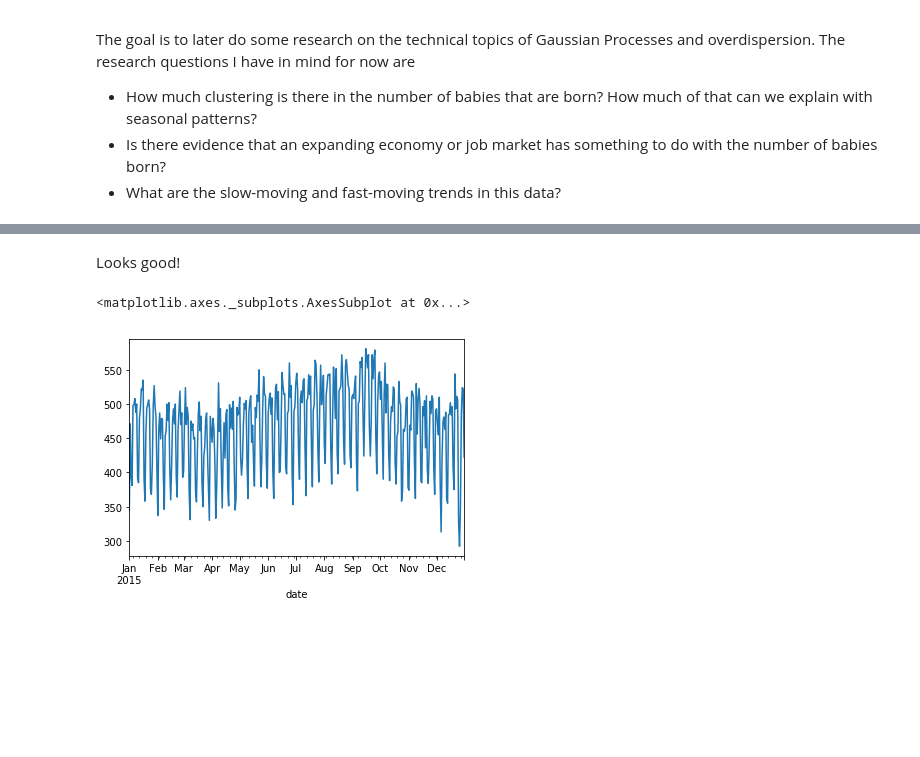
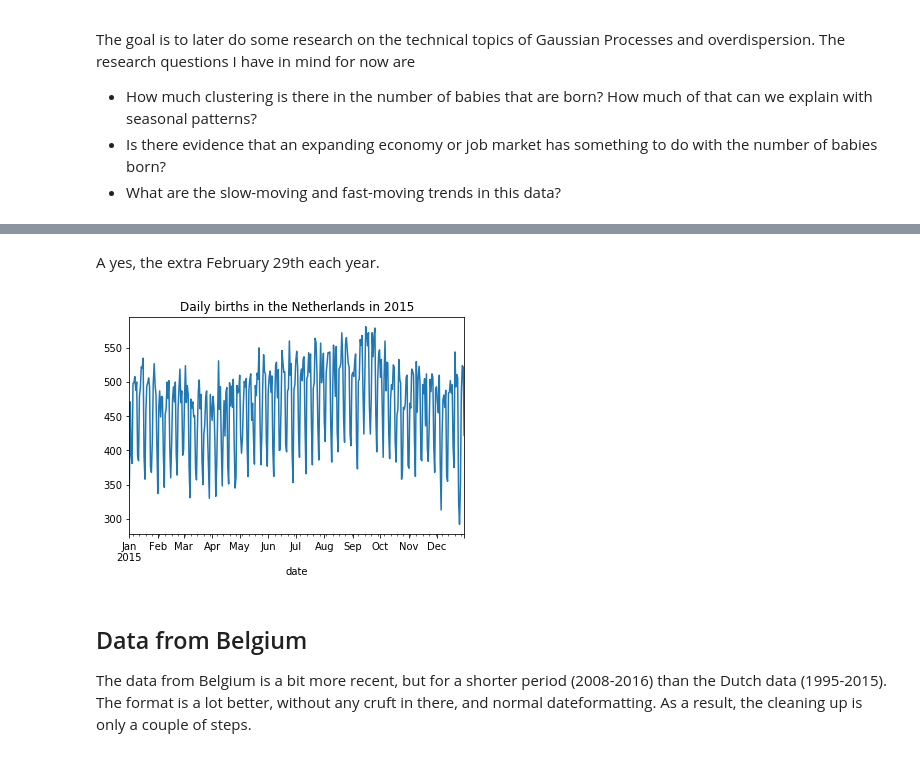
Before and after one commit to Gijs-Koot/Gijs-Koot.github.io, a Jupyter notebook: notebooks/birth-cleanup.ipynb, the cells around one changed output, grey strips where cells are left out. Cells and saved outputs as stored; diff of their text form; code cells hidden in the pictures; blank space fills up the shorter version.

Commit message:
finished birth cleanup post

```diff
--- a/notebooks/birth-cleanup.ipynb
+++ b/notebooks/birth-cleanup.ipynb
@@ -23,8 +25,12 @@ Populating the interactive namespace from numpy and matplotlib
 # %%
 ## data is downloaded locally but can found through the links provided
 
-daily_ned = pd.read_csv("./data/Bevolkingsontwikkeli_171217121849.csv", encoding="latin-1", delimiter=";").reset_index()
-daily_ned.columns = ["datum", "geboortes"]
-daily_ned.geboortes = pd.to_numeric(daily_ned.geboortes, errors = "coerce")
+daily_ned = pd.read_csv("./data/Bevolkingsontwikkeli_171217121849.csv",
+                        encoding="latin-1",
+                        delimiter=";",
+                        skiprows=[1, 2, 3, 4]).reset_index()
+
+daily_ned.columns = ["datum", "births"]
+daily_ned.geboortes = pd.to_numeric(daily_ned.births, errors = "coerce")
 daily_ned.head(7)
 # %% [output]
@@ -40,7 +46,7 @@ daily_ned.head(7)
 ## removing the total columns and converting the numbers to ints
 
 daily_ned = daily_ned[~daily_ned.datum.str.lower().str.contains("totaal")].dropna()
-daily_ned.geboortes = daily_ned.geboortes.astype(int)
+daily_ned.births = daily_ned.births.astype(int)
 
 daily_ned.sample(10)
 # %% [output]
@@ -149,0 +165,7 @@ daily_ned[daily_ned.date.isnull()]
+# %%
+## remove the unused columns and 'other' rows
+## the data is now in the format I want it to be!
+
+daily_ned = daily_ned.dropna().drop('datum', axis = 1, errors = 'ignore').reset_index(drop = True)
+daily_ned.to_feather("./data/clean/daily_ned_births.feather")
+daily_ned.sample(5)
@@ -170,7 +186,12 @@ daily_ned.dropna().date.dt.year.value_counts().sort_index().to_frame()
-# %% [markdown]
-Looks good!
+# %% [markdown]
+A yes, the extra February 29th each year.
 # %%
-daily_ned[daily_ned.date.dt.year == 2015].set_index('date').geboortes.plot()
+daily_ned[daily_ned.date.dt.year == 2015].set_index('date').births.plot(
+    title = "Daily births in the Netherlands in 2015"
+);
 # %% [output]
-<matplotlib.axes._subplots.AxesSubplot at 0x...>
-[figure, old version]
+[figure, new version]
+# %% [markdown]
+## Data from Belgium
+
+The data from Belgium is a bit more recent, but for a shorter period (2008-2016) than the Dutch data (1995-2015). The format is a lot better, without any cruft in there, and normal dateformatting. As a result, the cleaning up is only a couple of steps.
```
Also changed, not shown: parts of 32 cells of this notebook, 10 other files.
